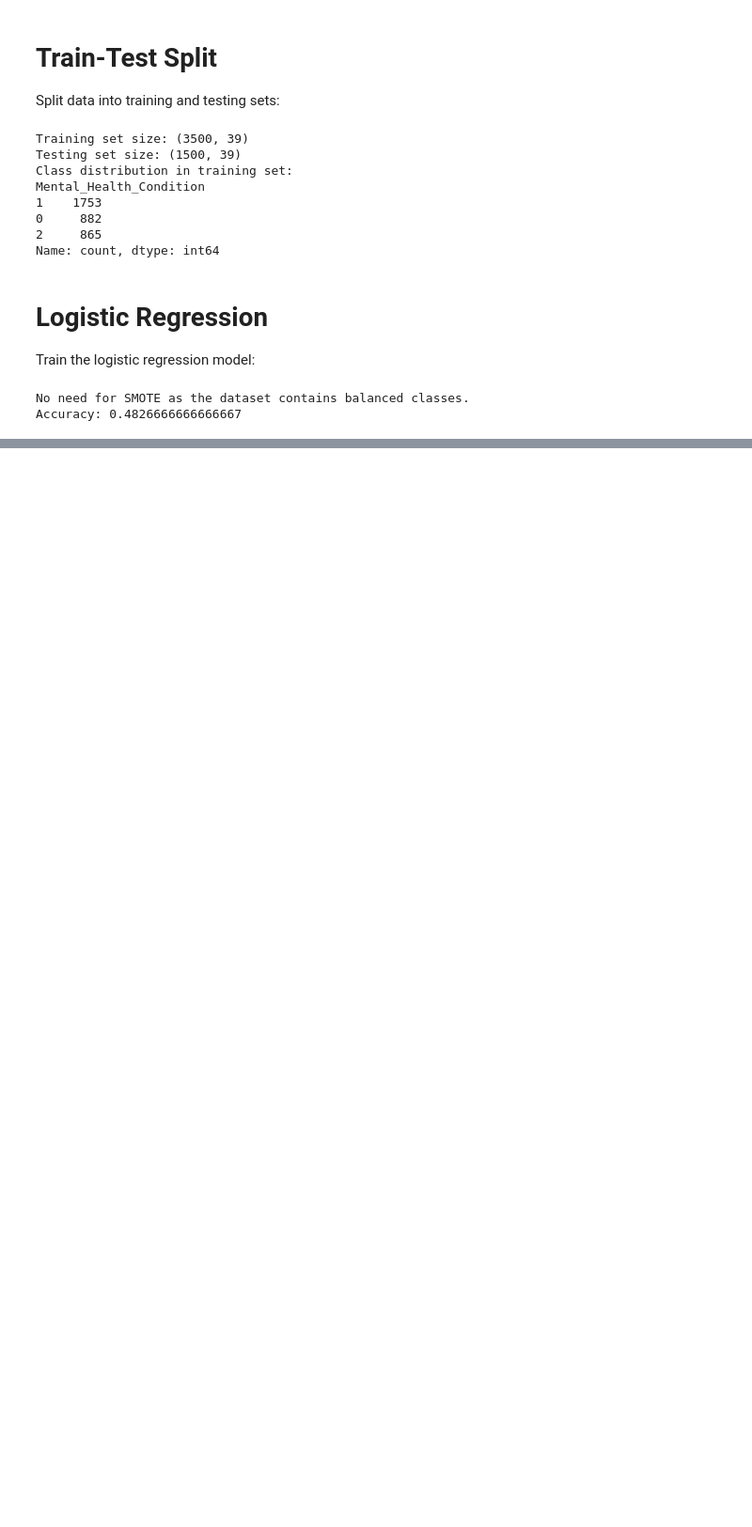
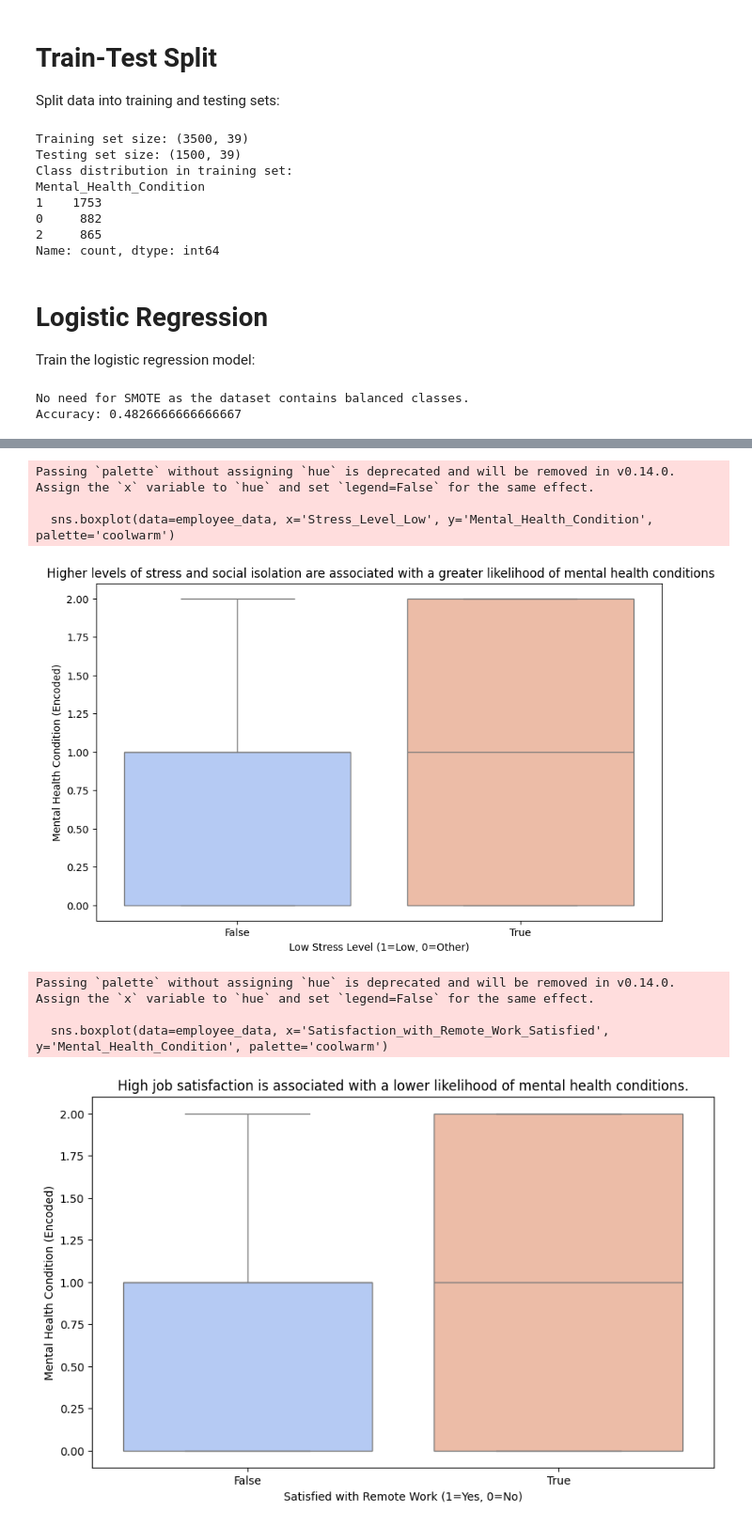
Before and after one commit to Berat02xz/FINKI-Academic-Journey, a Jupyter notebook: IMIKT - Методологија на истражувањето во ИКТ/Predicting Mental Health in Tech/Jupyter/Predicting_Mental_Health_Remote.ipynb, the cells around one changed output, grey strips where cells are left out. Shown at 94% size. Drawn from its saved outputs; the diff is of its cells as text; code cells hidden in the pictures; blank space fills up the shorter version.

```diff
--- a/IMIKT - Методологија на истражувањето во ИКТ/Predicting Mental Health in Tech/Jupyter/Predicting_Mental_Health_Remote.ipynb
+++ b/IMIKT - Методологија на истражувањето во ИКТ/Predicting Mental Health in Tech/Jupyter/Predicting_Mental_Health_Remote.ipynb
@@ -168,0 +201,46 @@ Accuracy: 0.4826666666666667
+# %%
+import matplotlib.pyplot as plt
+import seaborn as sns
+
+# 1. Higher levels of stress and social isolation are associated with a greater likelihood of mental health conditions.
+plt.figure(figsize=(10, 6))
+sns.boxplot(data=employee_data, x='Stress_Level_Low', y='Mental_Health_Condition', palette='coolwarm')
+plt.title(' Higher levels of stress and social isolation are associated with a greater likelihood of mental health conditions')
+plt.xlabel('Low Stress Level (1=Low, 0=Other)')
+plt.ylabel('Mental Health Condition (Encoded)')
+plt.show()
+
+
+# 2. High job satisfaction is associated with a lower likelihood of mental health conditions.
+plt.figure(figsize=(10, 6))
+sns.boxplot(data=employee_data, x='Satisfaction_with_Remote_Work_Satisfied', y='Mental_Health_Condition', palette='coolwarm')
+plt.title('High job satisfaction is associated with a lower likelihood of mental health conditions.')
+plt.xlabel('Satisfied with Remote Work (1=Yes, 0=No)')
+plt.ylabel('Mental Health Condition (Encoded)')
+plt.show()
+
+
+
+# 4. Hybrid work arrangements may contribute to better mental health and higher job satisfaction.
+plt.figure(figsize=(10, 6))
+sns.boxplot(data=employee_data, x='Work_Location_Onsite', y='Mental_Health_Condition', palette='coolwarm')
+plt.title('Mental Health Condition is better when working Onsite')
+plt.xlabel('Onsite Work (1=Yes, 0=No)')
+plt.ylabel('Mental Health Condition (Encoded)')
+plt.show()
+
+plt.figure(figsize=(10, 6))
+sns.boxplot(data=employee_data, x='Work_Location_Remote', y='Mental_Health_Condition', palette='coolwarm')
+plt.title('Mental Health Condition is better when working Remote')
+plt.xlabel('Remote Work (1=Yes, 0=No)')
+plt.ylabel('Mental Health Condition (Encoded)')
+plt.show()
+# %% [output]
+Passing `palette` without assigning `hue` is deprecated and will be removed in v0.14.0. Assign the `x` variable to `hue` and set `legend=False` for the same effect.
+
+  sns.boxplot(data=employee_data, x='Stress_Level_Low', y='Mental_Health_Condition', palette='coolwarm')
+[figure, added]
+Passing `palette` without assigning `hue` is deprecated and will be removed in v0.14.0. Assign the `x` variable to `hue` and set `legend=False` for the same effect.
+
+  sns.boxplot(data=employee_data, x='Satisfaction_with_Remote_Work_Satisfied', y='Mental_Health_Condition', palette='coolwarm')
+[figure, added]
```
Also changed, not shown: parts of 6 cells of this notebook, 9 other files.
